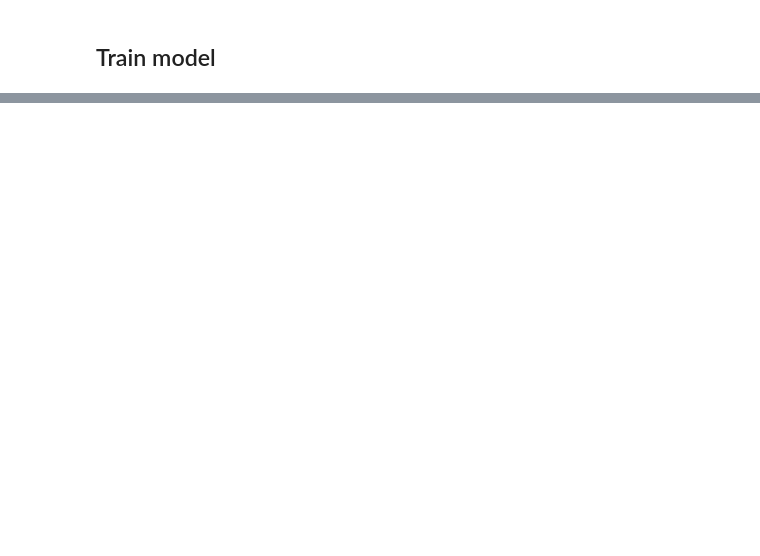
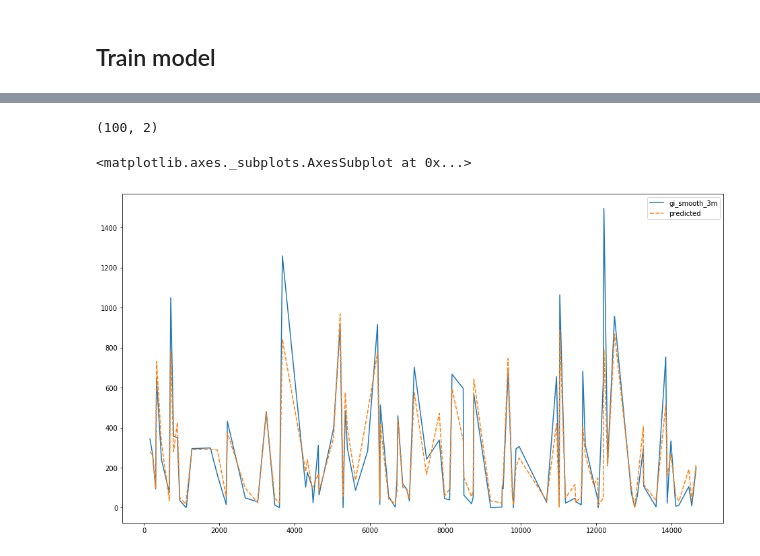
Before and after one commit to kazzart/CLV, a Jupyter notebook: CLV_model.ipynb, the cells around one changed output, grey strips where cells are left out. Drawn from its saved outputs; the diff is of its cells as text; code cells hidden in the pictures; blank space fills up the shorter version.

```diff
--- a/CLV_model.ipynb
+++ b/CLV_model.ipynb
@@ -99,0 +255,13 @@ Epoch 50/50
+# %%
+# Set the width and height of the figure
+plt.figure(figsize=(16,9))
+tmp = y_valid.copy()
+tmp['predicted'] = predictions_1
+tmp = tmp.iloc[500:600, :]
+print(tmp.shape)
+# Line chart showing how FIFA rankings evolved over time
+sns.lineplot(data=tmp)
+# %% [output]
+(100, 2)
+<matplotlib.axes._subplots.AxesSubplot at 0x...>
+[figure, added]
```
Also changed, not shown: parts of 32 cells of this notebook, 2 other files.
